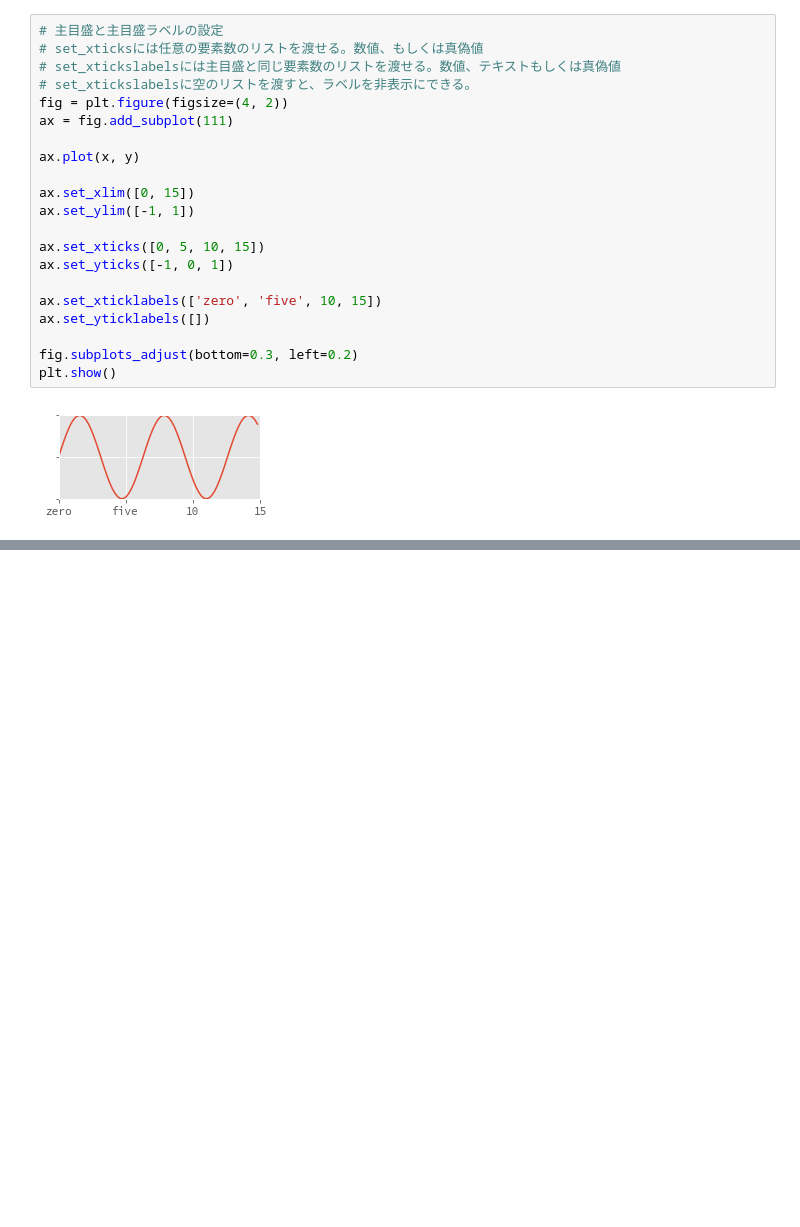
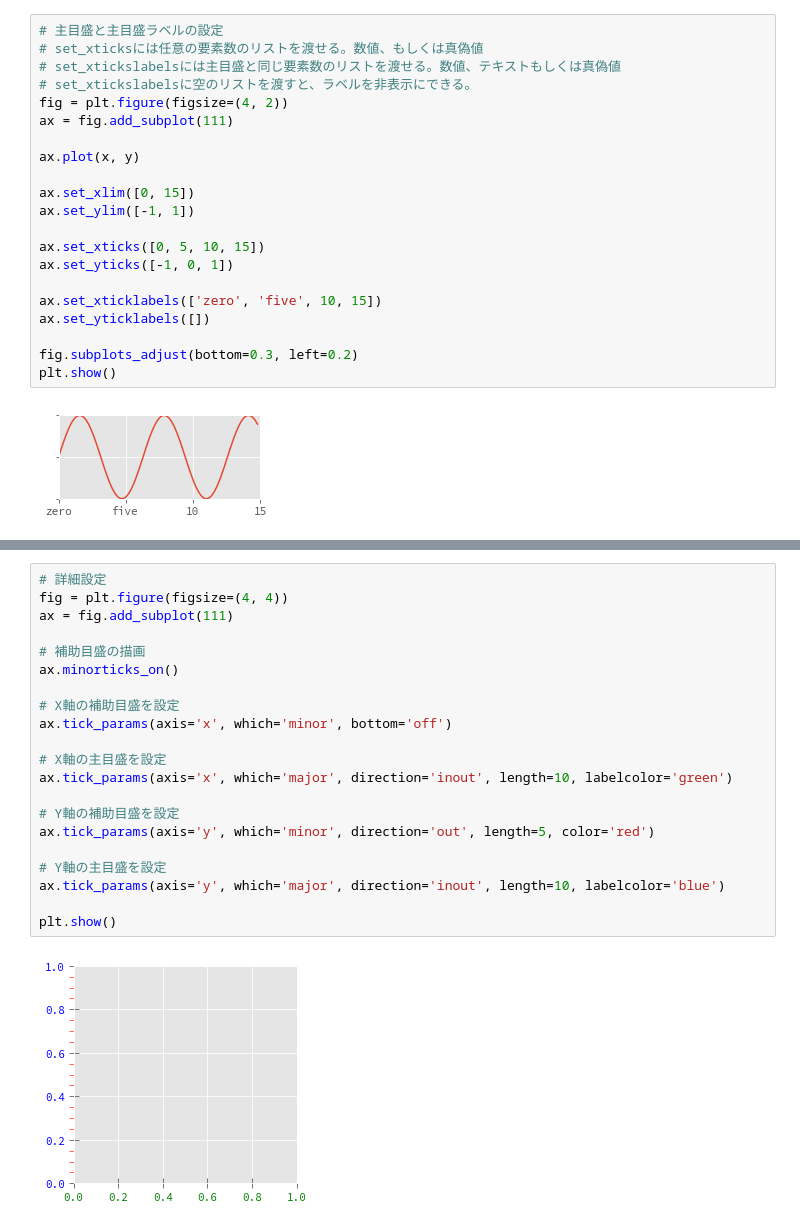
Before and after one commit to ikki02/Python, a Jupyter notebook: JupyterNotebook - Matplotlib/Matplotlib2.ipynb, the cells around one changed output, grey strips where cells are left out. Saved outputs shown, nothing was run; the diff lists cells and outputs as text; blank space fills up the shorter version.

```diff
--- a/JupyterNotebook - Matplotlib/Matplotlib2.ipynb
+++ b/JupyterNotebook - Matplotlib/Matplotlib2.ipynb
@@ -733,0 +758,23 @@ plt.show()
+# %%
+# 詳細設定
+fig = plt.figure(figsize=(4, 4))
+ax = fig.add_subplot(111)
+
+# 補助目盛の描画
+ax.minorticks_on()
+
+# X軸の補助目盛を設定
+ax.tick_params(axis='x', which='minor', bottom='off')
+
+# X軸の主目盛を設定
+ax.tick_params(axis='x', which='major', direction='inout', length=10, labelcolor='green')
+
+# Y軸の補助目盛を設定
+ax.tick_params(axis='y', which='minor', direction='out', length=5, color='red')
+
+# Y軸の主目盛を設定
+ax.tick_params(axis='y', which='major', direction='inout', length=10, labelcolor='blue')
+
+plt.show()
+# %% [output]
+[figure, added]
```
Also changed, not shown: parts of 13 cells of this notebook, 2 other files.
